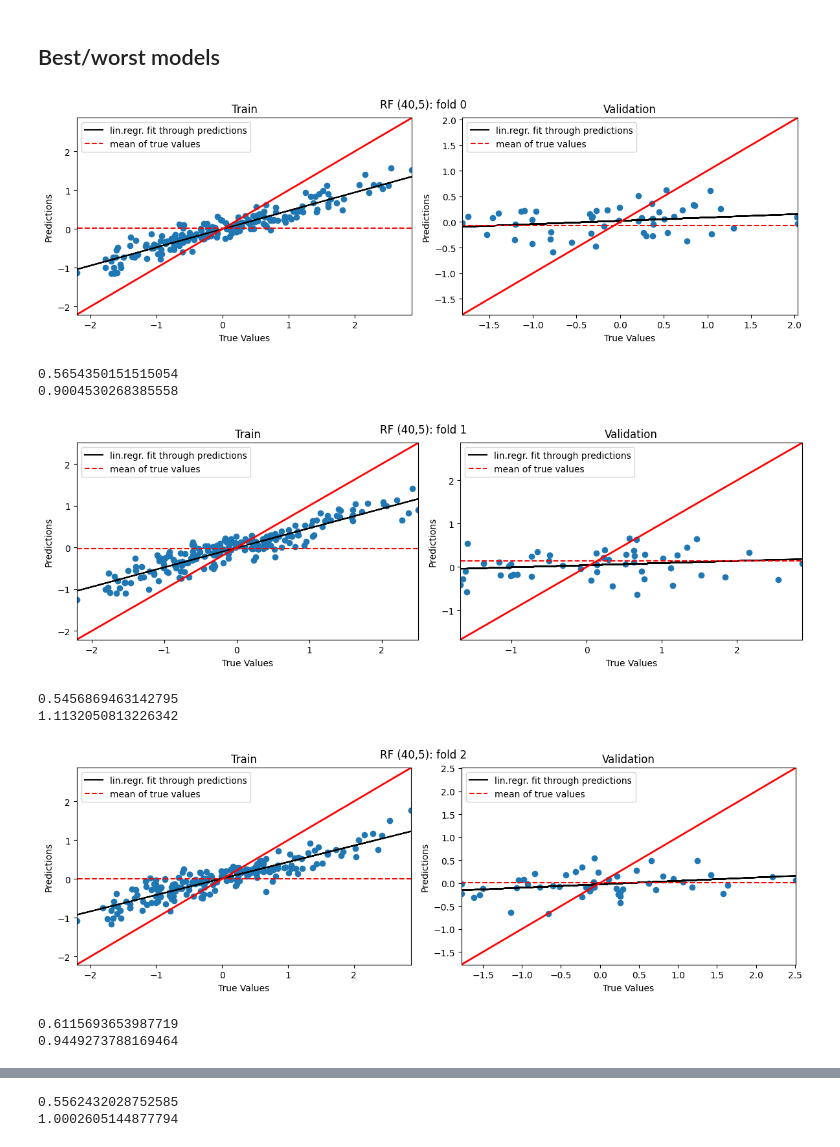
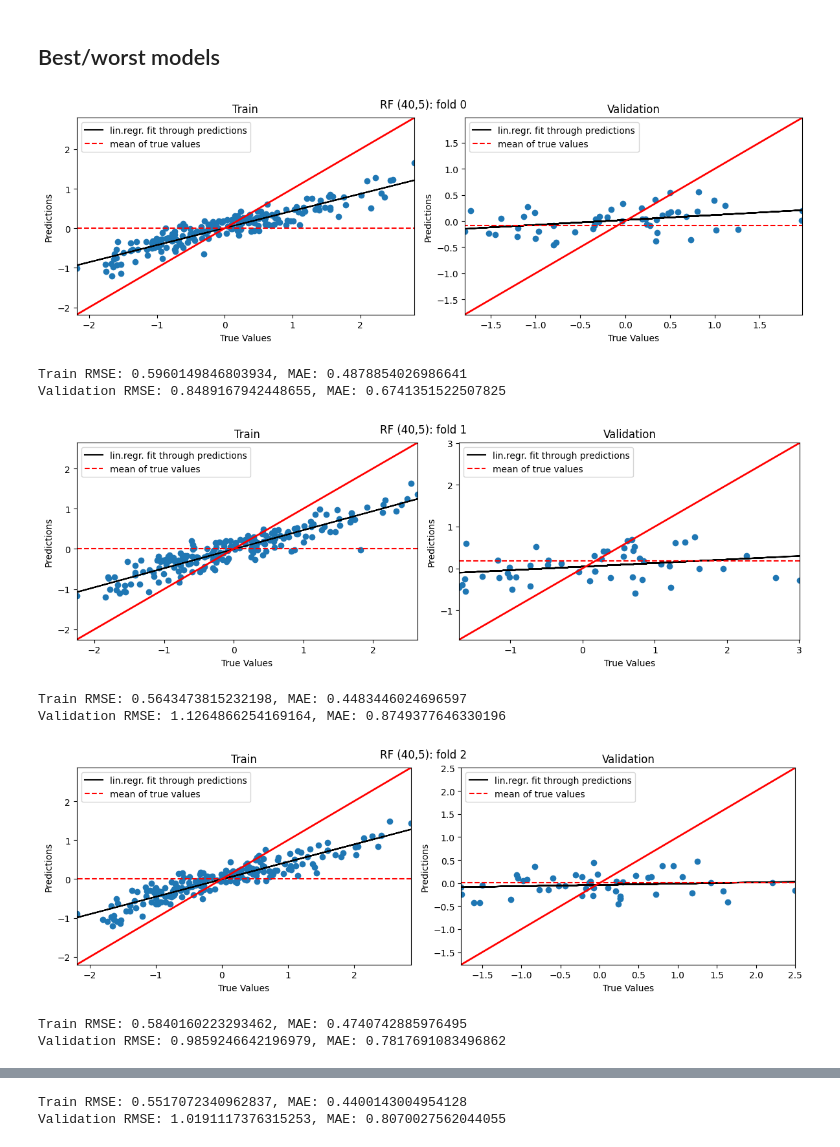
Before and after one commit to monberin/soil_analysis, a Jupyter notebook: D1_feature_extraction.ipynb, the cells around one changed output, grey strips where cells are left out. Saved outputs shown, nothing was run; the diff lists cells and outputs as text; code cells hidden in the pictures.

```diff
--- a/D1_feature_extraction.ipynb
+++ b/D1_feature_extraction.ipynb
@@ -49,8 +42,8 @@ gh_df.head()
 gh_path = "/content/drive/MyDrive/honours/all/GrievesHouse/*.*"
 lp_path = "/content/drive/MyDrive/honours/all/LowerPilmore/*.*"
 
-gh_images,gh_labels,gh_colour = create_images_list(gh_path,(665,665))
-lp_images,lp_labels,lp_colour = create_images_list(lp_path,(665,665))
+gh_images,gh_labels = create_images_list(gh_path,(665,665),True)
+lp_images,lp_labels = create_images_list(lp_path,(665,665),True)
 # %%
 # CSV file naming differs from file naming - cleaning up:
 gh_values = extract_gh_values(gh_labels,gh_df)
@@ -98,7 +93,7 @@ for curr_img in all_images:
   feature_vectors.append(vec)
 # %%
 X = feature_vectors
-y = st_values
+y = all_values
 # %%
 from sklearn.model_selection import KFold
 from xgboost import XGBRegressor
@@ -128,9 +123,9 @@ for md in max_depth:
         X_val = np.take(X, test_idx, axis=0)
         y_val = np.take(y, test_idx, axis=0)
 
-        x_scaler = StandardScaler()
-        X_train = x_scaler.fit_transform(X_train)
-        X_val = x_scaler.transform(X_val)
+        X_train,X_val = scale_fit_transform(X_train,X_val)
+        y_train,y_val = scale_fit_transform(y_train,y_val)
+
         xgb_m = XGBRegressor(n_estimators=e, max_depth=md, learning_rate=lr)
         xgb_m.fit(X_train,y_train)
         preds = xgb_m.predict(X_val)
@@ -394,43 +377,37 @@ dict(sorted(rmse_dt.items(), key=lambda item: item[1]))
 # %% [markdown]
 ## Best/worst models
 # %%
-train_rmses = []
-val_rmses = []
-rf40_5_pred_val = []
-rf40_5_true_val = []
+all_val_preds = []
+all_val_true = []
 for i,(train_idx,test_idx) in enumerate(kf.split(X)):
-    X_train = np.take(X, train_idx, axis=0)
-    y_train = np.take(y, train_idx, axis=0)
+  X_train = np.take(X, train_idx, axis=0)
+  y_train = np.take(y, train_idx, axis=0)
 
-    X_val = np.take(X, test_idx, axis=0)
-    y_val = np.take(y, test_idx, axis=0)
+  X_val = np.take(X, test_idx, axis=0)
+  y_val = np.take(y, test_idx, axis=0)
 
-    x_scaler = StandardScaler()
-    X_train = x_scaler.fit_transform(X_train)
-    X_val = x_scaler.transform(X_val)
-    rf_m = RandomForestRegressor(max_depth=5,n_estimators=40)
-    rf_m.fit(X_train,y_train.ravel())
+  X_train,X_val = scale_fit_transform(X_train,X_val)
+  y_train,y_val = scale_fit_transform(y_train,y_val)
 
-    preds = rf_m.predict(X_val)
-    preds_train = rf_m.predict(X_train)
-    plot_predictions(y_val,preds,y_train,preds_train,f'RF (40,5): fold {i}')
-    tr = mean_squared_error(y_train,preds_train,squared=False)
-    vr = mean_squared_error(y_val,preds,squared=False)
-    train_rmses.append(tr)
-    val_rmses.append(vr)
-    print(tr)
-    print(vr)
-    rf40_5_pred_val.append(preds)
-    rf40_5_true_val.append(y_val)
-print(f'train avg rmse: {np.average(train_rmses)}')
-print(f'validation avg rmse: {np.average(val_rmses)}')
+  rf_m = RandomForestRegressor(max_depth=5,n_estimators=40)
+  rf_m.fit(X_train,y_train.ravel())
+
+  preds = rf_m.predict(X_val)
+  preds_train = rf_m.predict(X_train)
+  plot_predictions(y_val,preds,y_train,preds_train,f'RF (40,5): fold {i}')
+  print(f'Train RMSE: {mean_squared_error(y_train,preds_train,squared=False)}, MAE: {mean_absolute_error(y_train,preds_train)}')
+  print(f'Validation RMSE: {mean_squared_error(y_val,preds,squared=False)}, MAE: {mean_absolute_error(y_val,preds)}')
+
+  all_val_preds.append(preds)
+  all_val_true.append(y_val)
+plot_all_validation(all_val_true,all_val_preds,'RF (40,5): 5-fold total validation')
 # %% [output]
-[figure, old version]
+[figure, new version]
-0.5654350151515054
-0.9004530268385558
+Train RMSE: 0.5960149846803934, MAE: 0.4878854026986641
+Validation RMSE: 0.8489167942448655, MAE: 0.6741351522507825
-[figure, old version]
+[figure, new version]
-0.5456869463142795
-1.1132050813226342
+Train RMSE: 0.5643473815232198, MAE: 0.4483446024696597
+Validation RMSE: 1.1264866254169164, MAE: 0.8749377646330196
-[figure, old version]
+[figure, new version]
-0.6115693653987719
-0.9449273788169464
+Train RMSE: 0.5840160223293462, MAE: 0.4740742885976495
+Validation RMSE: 0.9859246642196979, MAE: 0.7817691083496862
@@ -438,2 +415,2 @@ print(f'validation avg rmse: {np.average(val_rmses)}')
-0.5562432028752585
-1.0002605144877794
+Train RMSE: 0.5517072340962837, MAE: 0.4400143004954128
+Validation RMSE: 1.0191117376315253, MAE: 0.8070027562044055
```
Also changed, not shown: parts of 24 cells of this notebook, 5 other files.
